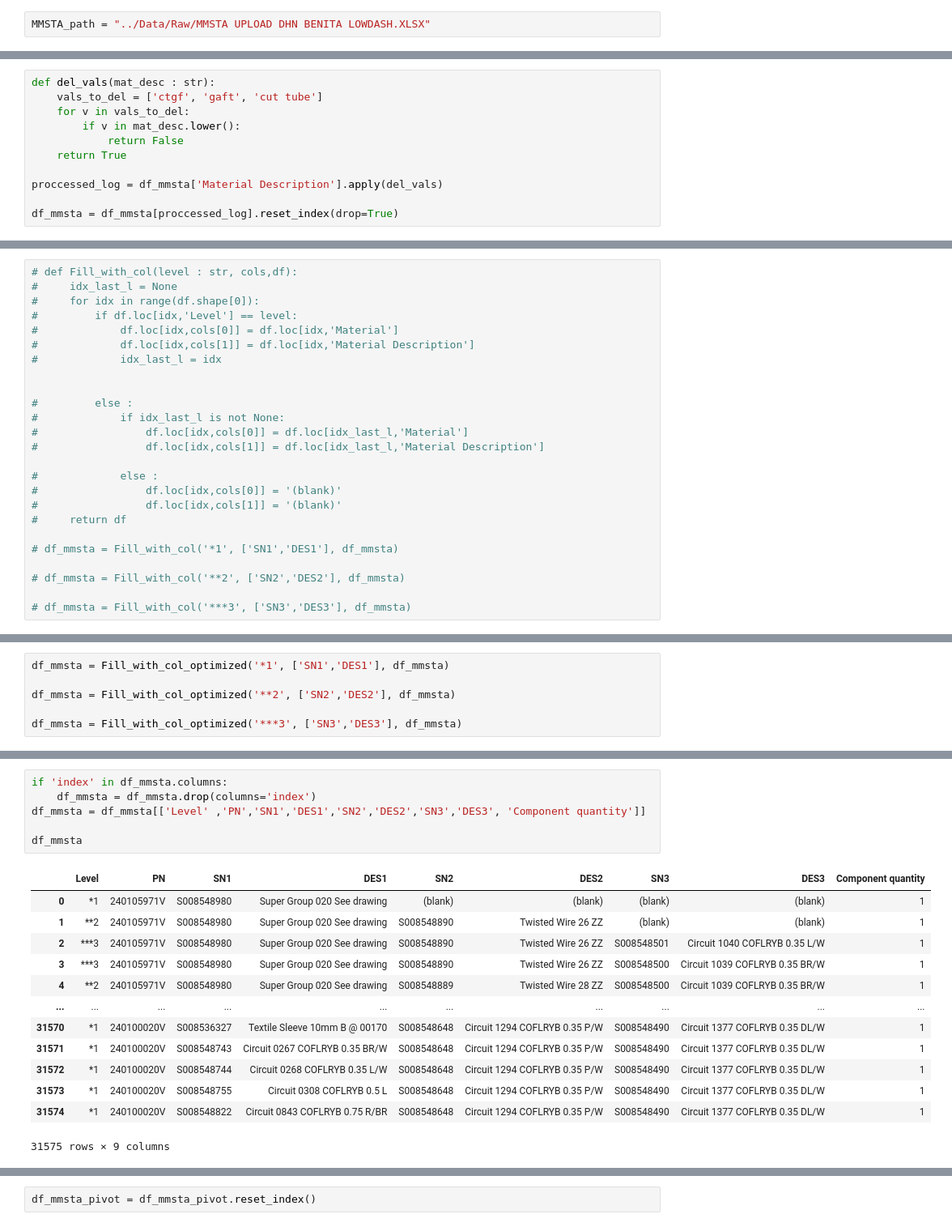
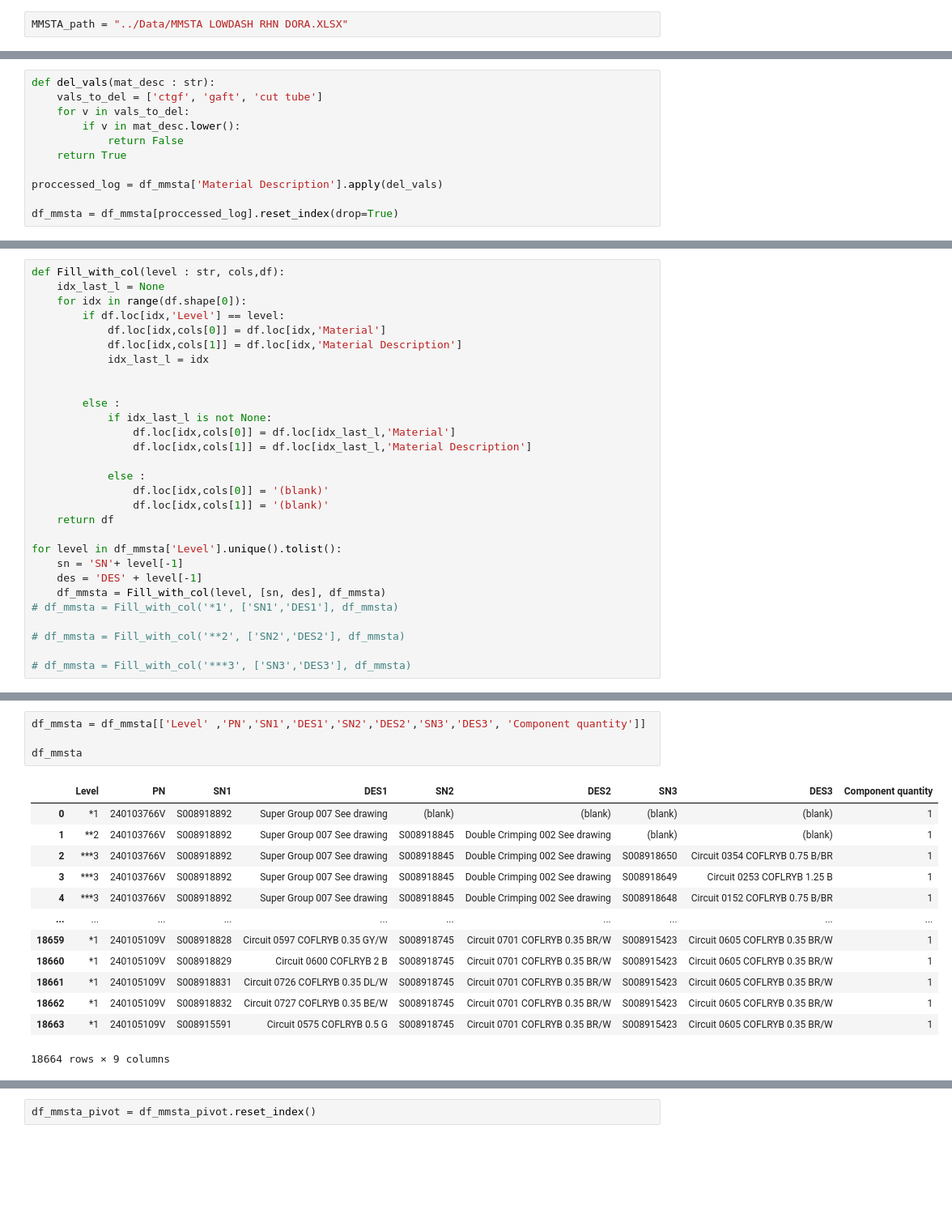
Before and after one commit to Abdelhamid2c/Automation-of-Data-Integration, a Jupyter notebook: Notebooks/MMSTA_separator_Pandas.ipynb, the cells around one changed output, grey strips where cells are left out. Shown at 81% size. Drawn from its saved outputs; the diff is of its cells as text; blank space fills up the shorter version.

```diff
--- a/Notebooks/MMSTA_separator_Pandas.ipynb
+++ b/Notebooks/MMSTA_separator_Pandas.ipynb
@@ -4,7 +5,7 @@ start_time = time.time()
 
 import pandas as pd
 # %%
-MMSTA_path = "../Data/Raw/MMSTA UPLOAD DHN BENITA LOWDASH.XLSX"
+MMSTA_path = "../Data/MMSTA LOWDASH RHN DORA.XLSX"
 # %%
 df_mmsta = pd.read_excel(MMSTA_path)
 df_mmsta
@@ -100,23 +116,27 @@ df_mmsta = df_mmsta.reset_index()
 # %%
-# def Fill_with_col(level : str, cols,df):
-#     idx_last_l = None
-#     for idx in range(df.shape[0]):
-#         if df.loc[idx,'Level'] == level:
-#             df.loc[idx,cols[0]] = df.loc[idx,'Material']
-#             df.loc[idx,cols[1]] = df.loc[idx,'Material Description']
-#             idx_last_l = idx
+def Fill_with_col(level : str, cols,df):
+    idx_last_l = None
+    for idx in range(df.shape[0]):
+        if df.loc[idx,'Level'] == level:
+            df.loc[idx,cols[0]] = df.loc[idx,'Material']
+            df.loc[idx,cols[1]] = df.loc[idx,'Material Description']
+            idx_last_l = idx
 
 
-#         else :
-#             if idx_last_l is not None:
-#                 df.loc[idx,cols[0]] = df.loc[idx_last_l,'Material']
-#                 df.loc[idx,cols[1]] = df.loc[idx_last_l,'Material Description']
+        else :
+            if idx_last_l is not None:
+                df.loc[idx,cols[0]] = df.loc[idx_last_l,'Material']
+                df.loc[idx,cols[1]] = df.loc[idx_last_l,'Material Description']
 
-#             else :
-#                 df.loc[idx,cols[0]] = '(blank)'
-#                 df.loc[idx,cols[1]] = '(blank)'
-#     return df
+            else :
+                df.loc[idx,cols[0]] = '(blank)'
+                df.loc[idx,cols[1]] = '(blank)'
+    return df
 
+for level in df_mmsta['Level'].unique().tolist():
+    sn = 'SN'+ level[-1]
+    des = 'DES' + level[-1]
+    df_mmsta = Fill_with_col(level, [sn, des], df_mmsta)
 # df_mmsta = Fill_with_col('*1', ['SN1','DES1'], df_mmsta)
 
 # df_mmsta = Fill_with_col('**2', ['SN2','DES2'], df_mmsta)
@@ -154,6 +144,0 @@ def Fill_with_col_optimized(level: str, cols, df):
-# %%
-df_mmsta = Fill_with_col_optimized('*1', ['SN1','DES1'], df_mmsta)
-
-df_mmsta = Fill_with_col_optimized('**2', ['SN2','DES2'], df_mmsta)
-
-df_mmsta = Fill_with_col_optimized('***3', ['SN3','DES3'], df_mmsta)
@@ -185,20 +145,18 @@ df_mmsta = Fill_with_col_optimized('***3', ['SN3','DES3'], df_mmsta)
 # %%
-if 'index' in df_mmsta.columns:
-    df_mmsta = df_mmsta.drop(columns='index')
 df_mmsta = df_mmsta[['Level' ,'PN','SN1','DES1','SN2','DES2','SN3','DES3', 'Component quantity']]
 
 df_mmsta
 # %% [output]
 |  | Level | PN | SN1 | DES1 | SN2 | DES2 | SN3 | DES3 | Component quantity |
-| 0 | *1 | 240105971V | S008548980 | Super Group 020 See drawing | (blank) | (blank) | (blank) | (blank) | 1 |
-| 1 | **2 | 240105971V | S008548980 | Super Group 020 See drawing | S008548890 | Twisted Wire 26 ZZ | (blank) | (blank) | 1 |
-| 2 | ***3 | 240105971V | S008548980 | Super Group 020 See drawing | S008548890 | Twisted Wire 26 ZZ | S008548501 | Circuit 1040 COFLRYB 0.35 L/W | 1 |
-| 3 | ***3 | 240105971V | S008548980 | Super Group 020 See drawing | S008548890 | Twisted Wire 26 ZZ | S008548500 | Circuit 1039 COFLRYB 0.35 BR/W | 1 |
-| 4 | **2 | 240105971V | S008548980 | Super Group 020 See drawing | S008548889 | Twisted Wire 28 ZZ | S008548500 | Circuit 1039 COFLRYB 0.35 BR/W | 1 |
+| 0 | *1 | 240103766V | S008918892 | Super Group 007 See drawing | (blank) | (blank) | (blank) | (blank) | 1 |
+| 1 | **2 | 240103766V | S008918892 | Super Group 007 See drawing | S008918845 | Double Crimping 002 See drawing | (blank) | (blank) | 1 |
+| 2 | ***3 | 240103766V | S008918892 | Super Group 007 See drawing | S008918845 | Double Crimping 002 See drawing | S008918650 | Circuit 0354 COFLRYB 0.75 B/BR | 1 |
+| 3 | ***3 | 240103766V | S008918892 | Super Group 007 See drawing | S008918845 | Double Crimping 002 See drawing | S008918649 | Circuit 0253 COFLRYB 1.25 B | 1 |
+| 4 | ***3 | 240103766V | S008918892 | Super Group 007 See drawing | S008918845 | Double Crimping 002 See drawing | S008918648 | Circuit 0152 COFLRYB 0.75 B/BR | 1 |
 | ... | ... | ... | ... | ... | ... | ... | ... | ... | ... |
-| 31570 | *1 | 240100020V | S008536327 | Textile Sleeve 10mm B @ 00170 | S008548648 | Circuit 1294 COFLRYB 0.35 P/W | S008548490 | Circuit 1377 COFLRYB 0.35 DL/W | 1 |
-| 31571 | *1 | 240100020V | S008548743 | Circuit 0267 COFLRYB 0.35 BR/W | S008548648 | Circuit 1294 COFLRYB 0.35 P/W | S008548490 | Circuit 1377 COFLRYB 0.35 DL/W | 1 |
-| 31572 | *1 | 240100020V | S008548744 | Circuit 0268 COFLRYB 0.35 L/W | S008548648 | Circuit 1294 COFLRYB 0.35 P/W | S008548490 | Circuit 1377 COFLRYB 0.35 DL/W | 1 |
-| 31573 | *1 | 240100020V | S008548755 | Circuit 0308 COFLRYB 0.5 L | S008548648 | Circuit 1294 COFLRYB 0.35 P/W | S008548490 | Circuit 1377 COFLRYB 0.35 DL/W | 1 |
-| 31574 | *1 | 240100020V | S008548822 | Circuit 0843 COFLRYB 0.75 R/BR | S008548648 | Circuit 1294 COFLRYB 0.35 P/W | S008548490 | Circuit 1377 COFLRYB 0.35 DL/W | 1 |
+| 18659 | *1 | 240105109V | S008918828 | Circuit 0597 COFLRYB 0.35 GY/W | S008918745 | Circuit 0701 COFLRYB 0.35 BR/W | S008915423 | Circuit 0605 COFLRYB 0.35 BR/W | 1 |
+| 18660 | *1 | 240105109V | S008918829 | Circuit 0600 COFLRYB 2 B | S008918745 | Circuit 0701 COFLRYB 0.35 BR/W | S008915423 | Circuit 0605 COFLRYB 0.35 BR/W | 1 |
+| 18661 | *1 | 240105109V | S008918831 | Circuit 0726 COFLRYB 0.35 DL/W | S008918745 | Circuit 0701 COFLRYB 0.35 BR/W | S008915423 | Circuit 0605 COFLRYB 0.35 BR/W | 1 |
+| 18662 | *1 | 240105109V | S008918832 | Circuit 0727 COFLRYB 0.35 BE/W | S008918745 | Circuit 0701 COFLRYB 0.35 BR/W | S008915423 | Circuit 0605 COFLRYB 0.35 BR/W | 1 |
+| 18663 | *1 | 240105109V | S008915591 | Circuit 0575 COFLRYB 0.5 G | S008918745 | Circuit 0701 COFLRYB 0.35 BR/W | S008915423 | Circuit 0605 COFLRYB 0.35 BR/W | 1 |
-31575 rows × 9 columns
+18664 rows × 9 columns
```
Also changed, not shown: parts of 18 cells of this notebook, 2 other files.
